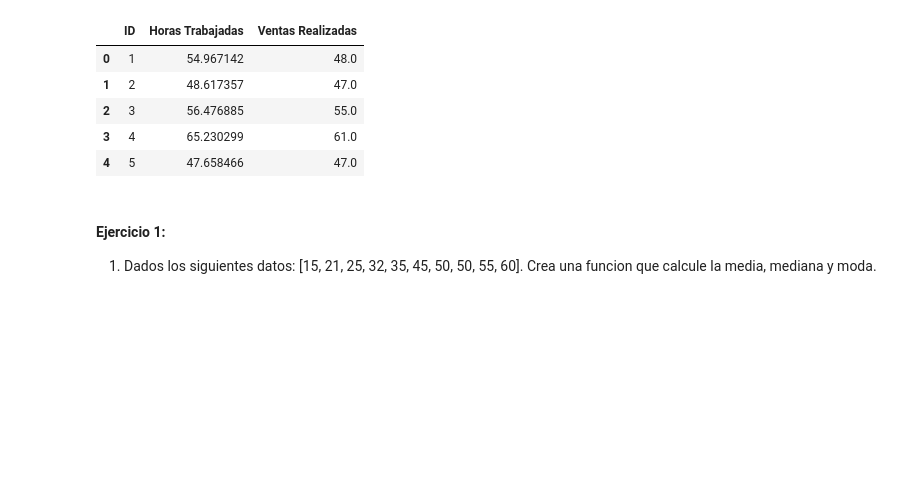
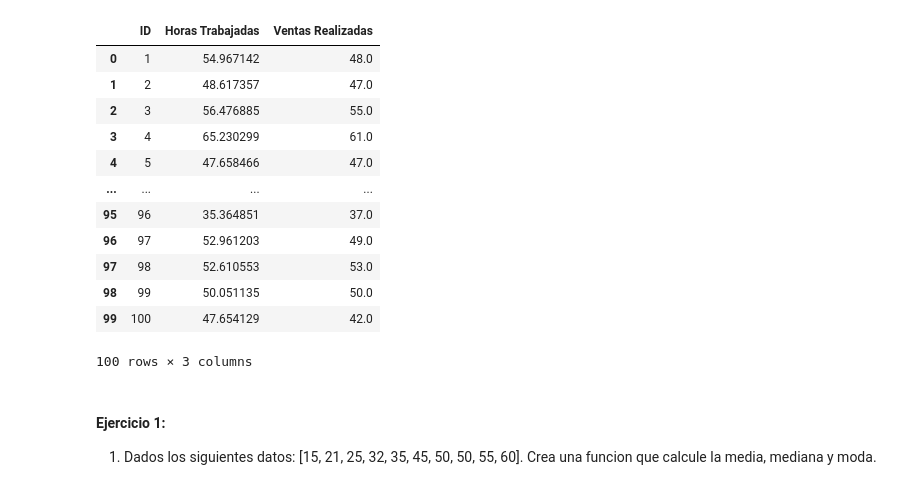
Before and after one commit to Rcm89/laboratorio-modulo6-leccion01-estadistica-descriptiva, a Jupyter notebook: laboratorio-modulo6-leccion01-estadistica-descriptiva.ipynb, the cells around one changed output. Drawn from its saved outputs; the diff is of its cells as text; code cells hidden in the pictures; blank space fills up the shorter version.

```diff
--- a/laboratorio-modulo6-leccion01-estadistica-descriptiva.ipynb
+++ b/laboratorio-modulo6-leccion01-estadistica-descriptiva.ipynb
@@ -34,14 +34,21 @@ from scipy.stats import mode
 # %%
 # Cargamos el archivo de datos
 df_rendimiento = pd.read_csv('datos/rendimiento.csv')
-df_rendimiento.head()
+df_rendimiento
 # %% [output]
 |  | ID | Horas Trabajadas | Ventas Realizadas |
 | 0 | 1 | 54.967142 | 48.0 |
 | 1 | 2 | 48.617357 | 47.0 |
 | 2 | 3 | 56.476885 | 55.0 |
 | 3 | 4 | 65.230299 | 61.0 |
 | 4 | 5 | 47.658466 | 47.0 |
+| ... | ... | ... | ... |
+| 95 | 96 | 35.364851 | 37.0 |
+| 96 | 97 | 52.961203 | 49.0 |
+| 97 | 98 | 52.610553 | 53.0 |
+| 98 | 99 | 50.051135 | 50.0 |
+| 99 | 100 | 47.654129 | 42.0 |
+100 rows × 3 columns
 # %% [markdown]
 #### Ejercicio 1:
 
```
Also changed, not shown: parts of 23 cells of this notebook, 32 other files.
